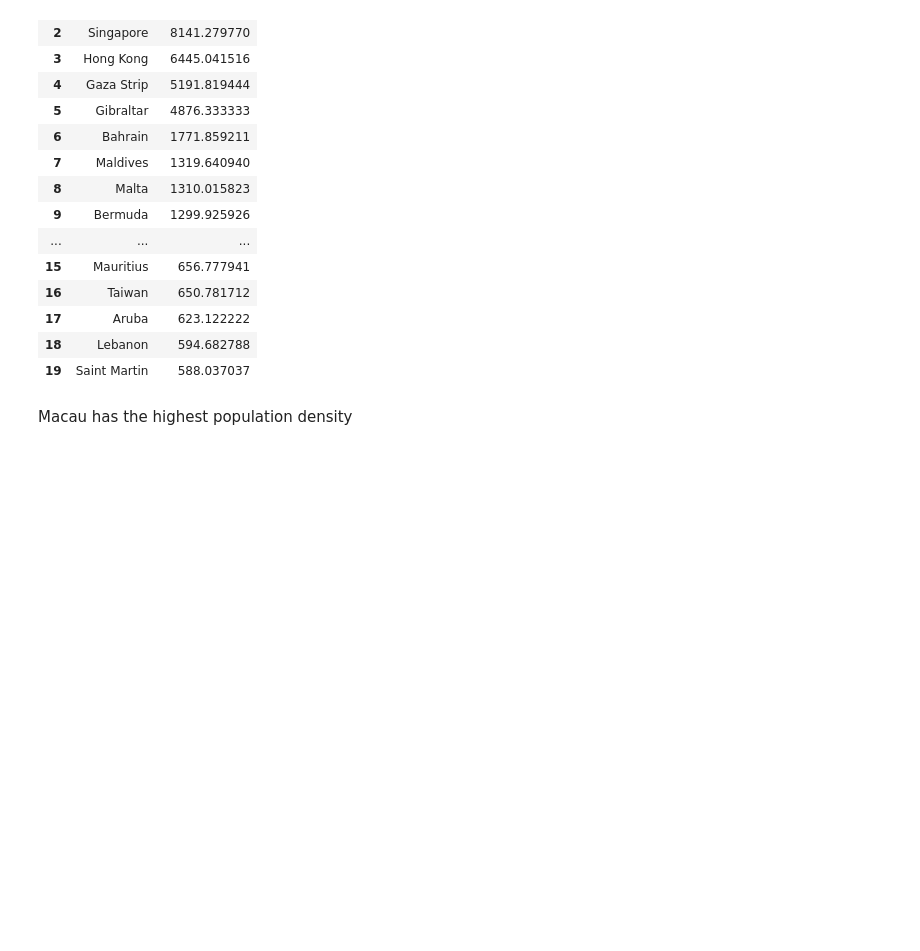
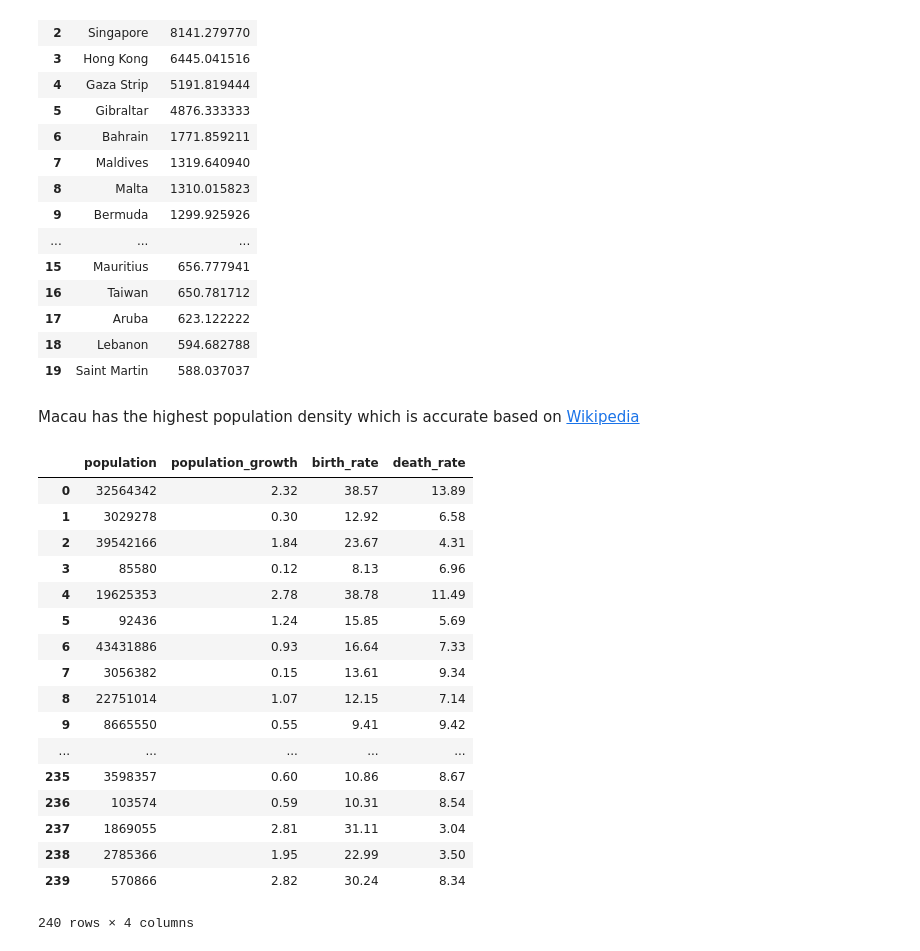
Before and after one commit to makozi/Analyzing-CIA-Factbook-Data-Using-SQLite-and-Python, a Jupyter notebook: Analyzing CIA Factbook Data.ipynb, the cells around one changed output. Cells and saved outputs as stored; diff of their text form; code cells hidden in the pictures; blank space fills up the shorter version.

```diff
--- a/Analyzing CIA Factbook Data.ipynb
+++ b/Analyzing CIA Factbook Data.ipynb
@@ -172,4 +175,30 @@ pd.read_sql_query(q6, conn)
 | 18 | Lebanon | 594.682788 |
 | 19 | Saint Martin | 588.037037 |
 # %% [markdown]
-Macau has the highest population density
+Macau has the highest population density which is accurate based on [Wikipedia](https://en.wikipedia.org/wiki/List_of_countries_and_dependencies_by_population_density)
+# %%
+q7 = '''select population, population_growth, birth_rate, death_rate
+from facts
+where population != (select max(population) from facts)
+and population != (select min(population) from facts);
+'''
+pd.read_sql_query(q7, conn)
+# %% [output]
+|  | population | population_growth | birth_rate | death_rate |
+| 0 | 32564342 | 2.32 | 38.57 | 13.89 |
+| 1 | 3029278 | 0.30 | 12.92 | 6.58 |
+| 2 | 39542166 | 1.84 | 23.67 | 4.31 |
+| 3 | 85580 | 0.12 | 8.13 | 6.96 |
+| 4 | 19625353 | 2.78 | 38.78 | 11.49 |
+| 5 | 92436 | 1.24 | 15.85 | 5.69 |
+| 6 | 43431886 | 0.93 | 16.64 | 7.33 |
+| 7 | 3056382 | 0.15 | 13.61 | 9.34 |
+| 8 | 22751014 | 1.07 | 12.15 | 7.14 |
+| 9 | 8665550 | 0.55 | 9.41 | 9.42 |
+| ... | ... | ... | ... | ... |
+| 235 | 3598357 | 0.60 | 10.86 | 8.67 |
+| 236 | 103574 | 0.59 | 10.31 | 8.54 |
+| 237 | 1869055 | 2.81 | 31.11 | 3.04 |
+| 238 | 2785366 | 1.95 | 22.99 | 3.50 |
+| 239 | 570866 | 2.82 | 30.24 | 8.34 |
+240 rows × 4 columns
```
Also changed, not shown: parts of 1 cell of this notebook.
